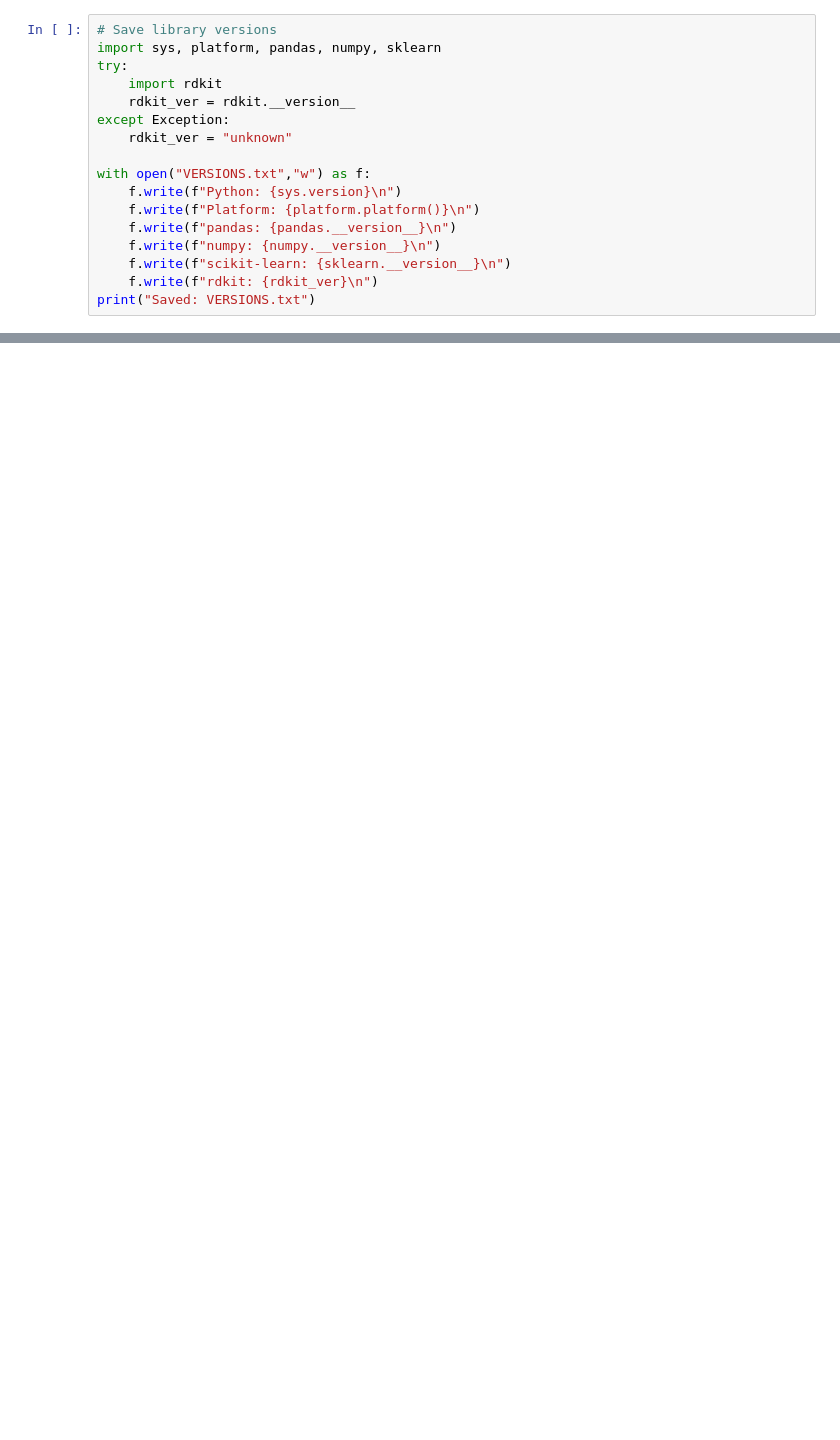
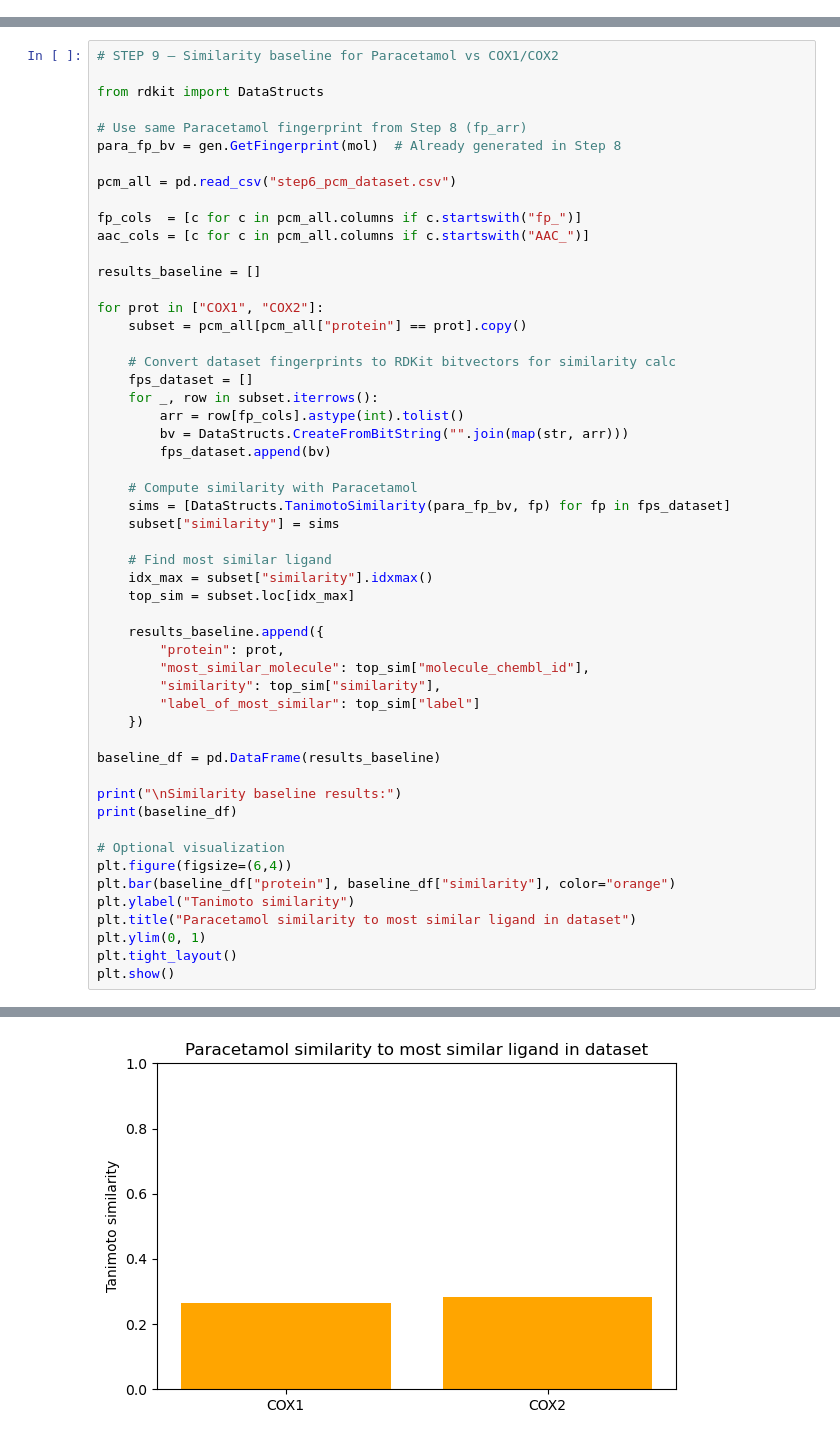
Before and after one commit to ParulSharma2/AI-Capstone, a Jupyter notebook: Capstone_Final_Project.ipynb, the cells around one changed output, grey strips where cells are left out. Saved outputs shown, nothing was run; the diff lists cells and outputs as text; blank space fills up the shorter version.

```diff
--- a/Capstone_Final_Project.ipynb
+++ b/Capstone_Final_Project.ipynb
@@ -888,17 +522,0 @@ Successfully installed networkx-3.4.2
-# %%
-# Save library versions
-import sys, platform, pandas, numpy, sklearn
-try:
-    import rdkit
-    rdkit_ver = rdkit.__version__
-except Exception:
-    rdkit_ver = "unknown"
-
-with open("VERSIONS.txt","w") as f:
-    f.write(f"Python: {sys.version}\n")
-    f.write(f"Platform: {platform.platform()}\n")
-    f.write(f"pandas: {pandas.__version__}\n")
-    f.write(f"numpy: {numpy.__version__}\n")
-    f.write(f"scikit-learn: {sklearn.__version__}\n")
-    f.write(f"rdkit: {rdkit_ver}\n")
-print("Saved: VERSIONS.txt")
@@ -906,0 +1024,54 @@ Saved: VERSIONS.txt
+# %%
+# STEP 9 — Similarity baseline for Paracetamol vs COX1/COX2
+
+from rdkit import DataStructs
+
+# Use same Paracetamol fingerprint from Step 8 (fp_arr)
+para_fp_bv = gen.GetFingerprint(mol)  # Already generated in Step 8
+
+pcm_all = pd.read_csv("step6_pcm_dataset.csv")
+
+fp_cols  = [c for c in pcm_all.columns if c.startswith("fp_")]
+aac_cols = [c for c in pcm_all.columns if c.startswith("AAC_")]
+
+results_baseline = []
+
+for prot in ["COX1", "COX2"]:
+    subset = pcm_all[pcm_all["protein"] == prot].copy()
+
+    # Convert dataset fingerprints to RDKit bitvectors for similarity calc
+    fps_dataset = []
+    for _, row in subset.iterrows():
+        arr = row[fp_cols].astype(int).tolist()
+        bv = DataStructs.CreateFromBitString("".join(map(str, arr)))
+        fps_dataset.append(bv)
+
+    # Compute similarity with Paracetamol
+    sims = [DataStructs.TanimotoSimilarity(para_fp_bv, fp) for fp in fps_dataset]
+    subset["similarity"] = sims
+
+    # Find most similar ligand
+    idx_max = subset["similarity"].idxmax()
+    top_sim = subset.loc[idx_max]
+
+    results_baseline.append({
+        "protein": prot,
+        "most_similar_molecule": top_sim["molecule_chembl_id"],
+        "similarity": top_sim["similarity"],
+        "label_of_most_similar": top_sim["label"]
+    })
+
+baseline_df = pd.DataFrame(results_baseline)
+
+print("\nSimilarity baseline results:")
+print(baseline_df)
+
+# Optional visualization
+plt.figure(figsize=(6,4))
+plt.bar(baseline_df["protein"], baseline_df["similarity"], color="orange")
+plt.ylabel("Tanimoto similarity")
+plt.title("Paracetamol similarity to most similar ligand in dataset")
+plt.ylim(0, 1)
+plt.tight_layout()
+plt.show()
+# %% [output]
@@ -906,0 +1082 @@ Saved: VERSIONS.txt
+[figure, added]
```
Also changed, not shown: parts of 22 cells of this notebook.
